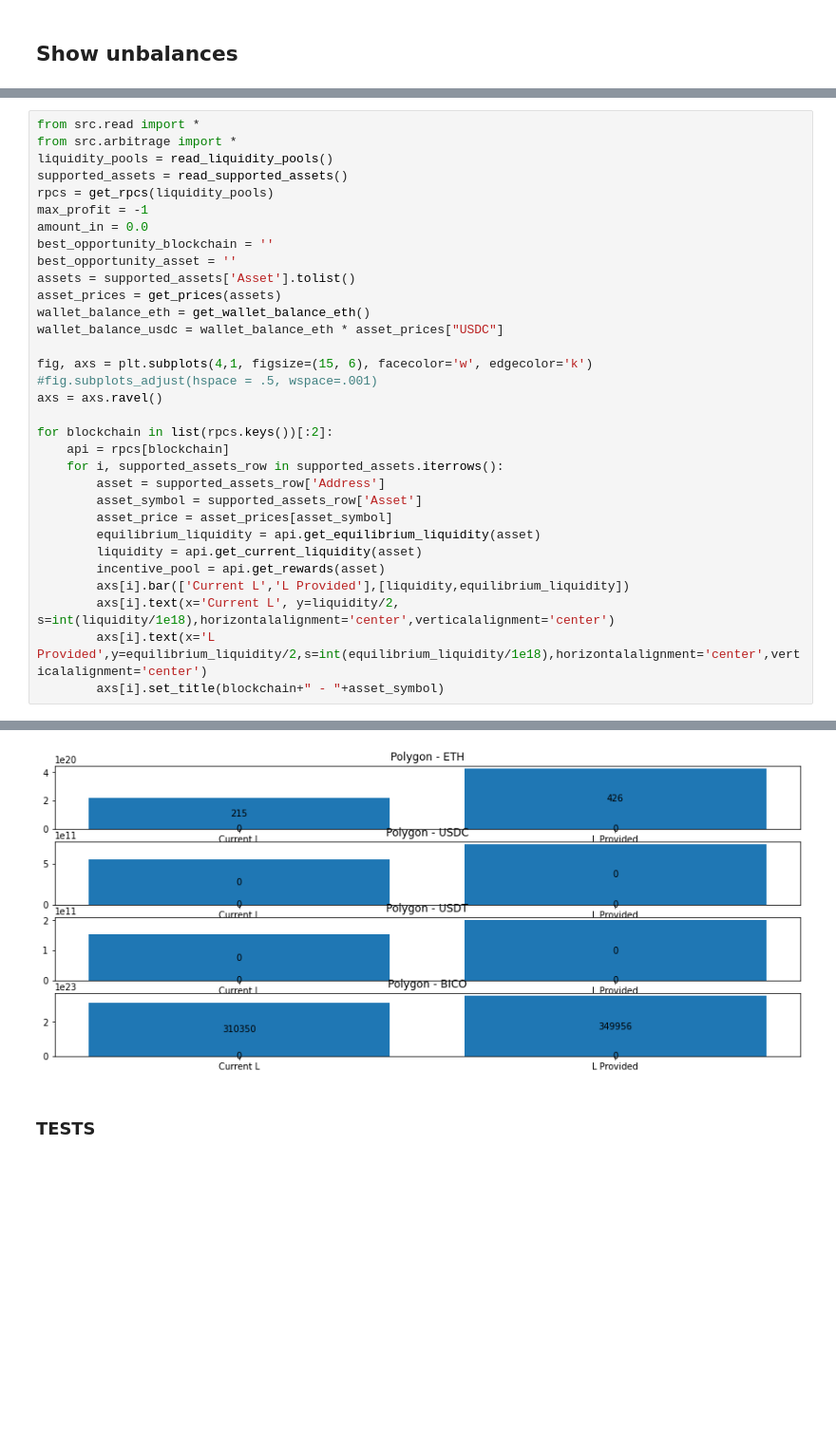
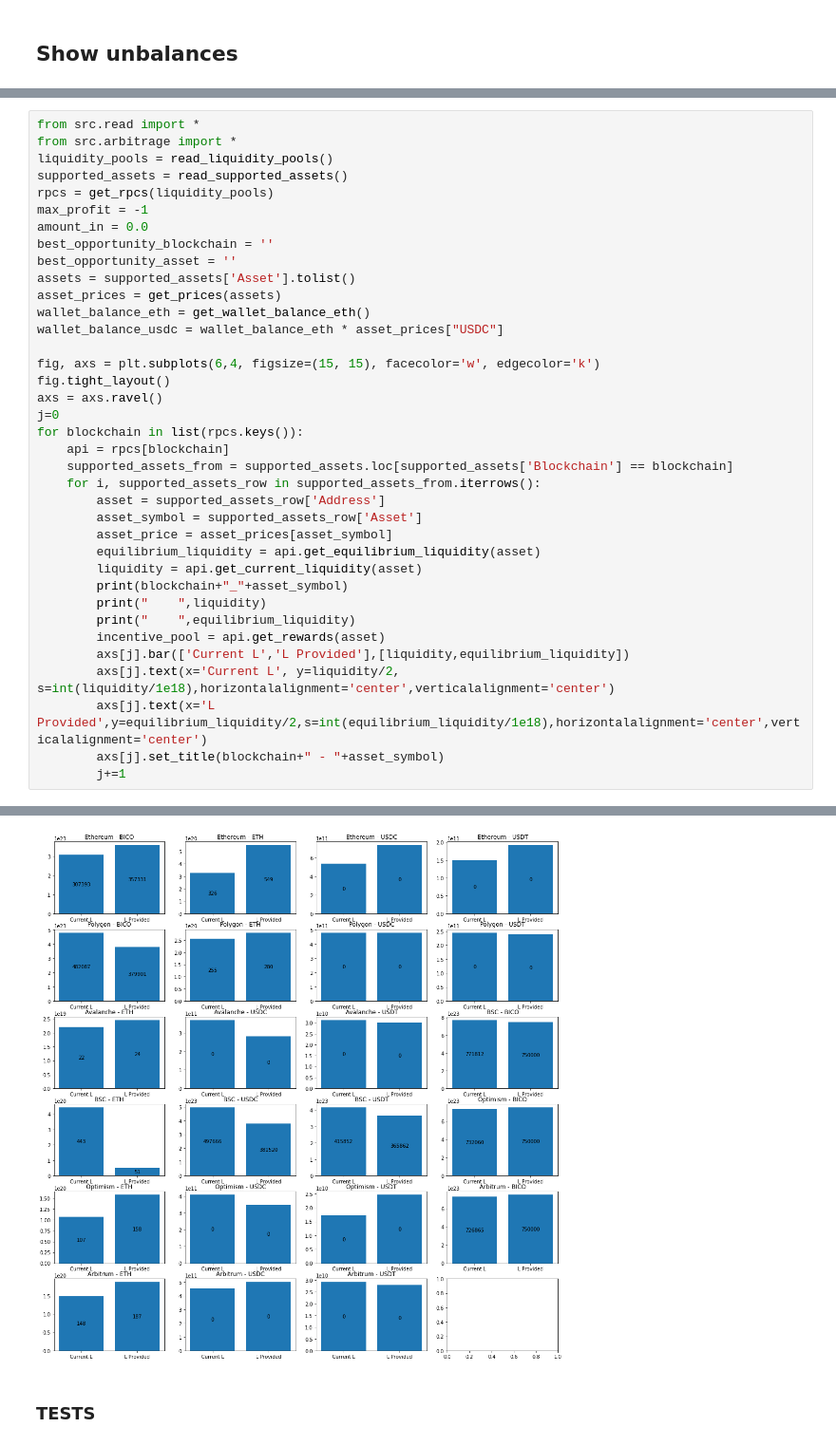
Before and after one commit to IlluvatarEru/hyphenArbitrage, a Jupyter notebook: research/Hyphen Arbitrage.ipynb, the cells around one changed output, grey strips where cells are left out. Shown: that part at 95% size. Saved outputs shown, nothing was run; the diff lists cells and outputs as text; blank space fills up the shorter version.

```diff
--- a/research/Hyphen Arbitrage.ipynb
+++ b/research/Hyphen Arbitrage.ipynb
@@ -280,21 +80,26 @@ asset_prices = get_prices(assets)
 wallet_balance_eth = get_wallet_balance_eth()
 wallet_balance_usdc = wallet_balance_eth * asset_prices["USDC"]
 
-fig, axs = plt.subplots(4,1, figsize=(15, 6), facecolor='w', edgecolor='k')
-#fig.subplots_adjust(hspace = .5, wspace=.001)
+fig, axs = plt.subplots(6,4, figsize=(15, 15), facecolor='w', edgecolor='k')
+fig.tight_layout()
 axs = axs.ravel()
-
-for blockchain in list(rpcs.keys())[:2]:
+j=0
+for blockchain in list(rpcs.keys()):
     api = rpcs[blockchain]
-    for i, supported_assets_row in supported_assets.iterrows():
+    supported_assets_from = supported_assets.loc[supported_assets['Blockchain'] == blockchain]
+    for i, supported_assets_row in supported_assets_from.iterrows():
         asset = supported_assets_row['Address']
         asset_symbol = supported_assets_row['Asset']
         asset_price = asset_prices[asset_symbol]
         equilibrium_liquidity = api.get_equilibrium_liquidity(asset)
         liquidity = api.get_current_liquidity(asset)
+        print(blockchain+"_"+asset_symbol)
+        print("    ",liquidity)
+        print("    ",equilibrium_liquidity)
         incentive_pool = api.get_rewards(asset)
-        axs[i].bar(['Current L','L Provided'],[liquidity,equilibrium_liquidity])
-        axs[i].text(x='Current L', y=liquidity/2,            s=int(liquidity/1e18),horizontalalignment='center',verticalalignment='center')
-        axs[i].text(x='L Provided',y=equilibrium_liquidity/2,s=int(equilibrium_liquidity/1e18),horizontalalignment='center',verticalalignment='center')
-        axs[i].set_title(blockchain+" - "+asset_symbol)
+        axs[j].bar(['Current L','L Provided'],[liquidity,equilibrium_liquidity])
+        axs[j].text(x='Current L', y=liquidity/2,            s=int(liquidity/1e18),horizontalalignment='center',verticalalignment='center')
+        axs[j].text(x='L Provided',y=equilibrium_liquidity/2,s=int(equilibrium_liquidity/1e18),horizontalalignment='center',verticalalignment='center')
+        axs[j].set_title(blockchain+" - "+asset_symbol)
+        j+=1
 # %% [output]
@@ -301,4 +123,4 @@ for blockchain in list(rpcs.keys())[:2]:
-[figure, old version]
+[figure, new version]
 # %% [markdown]
 ### TESTS
 # %%
```
Also changed, not shown: parts of 21 cells of this notebook, 6 other files.
